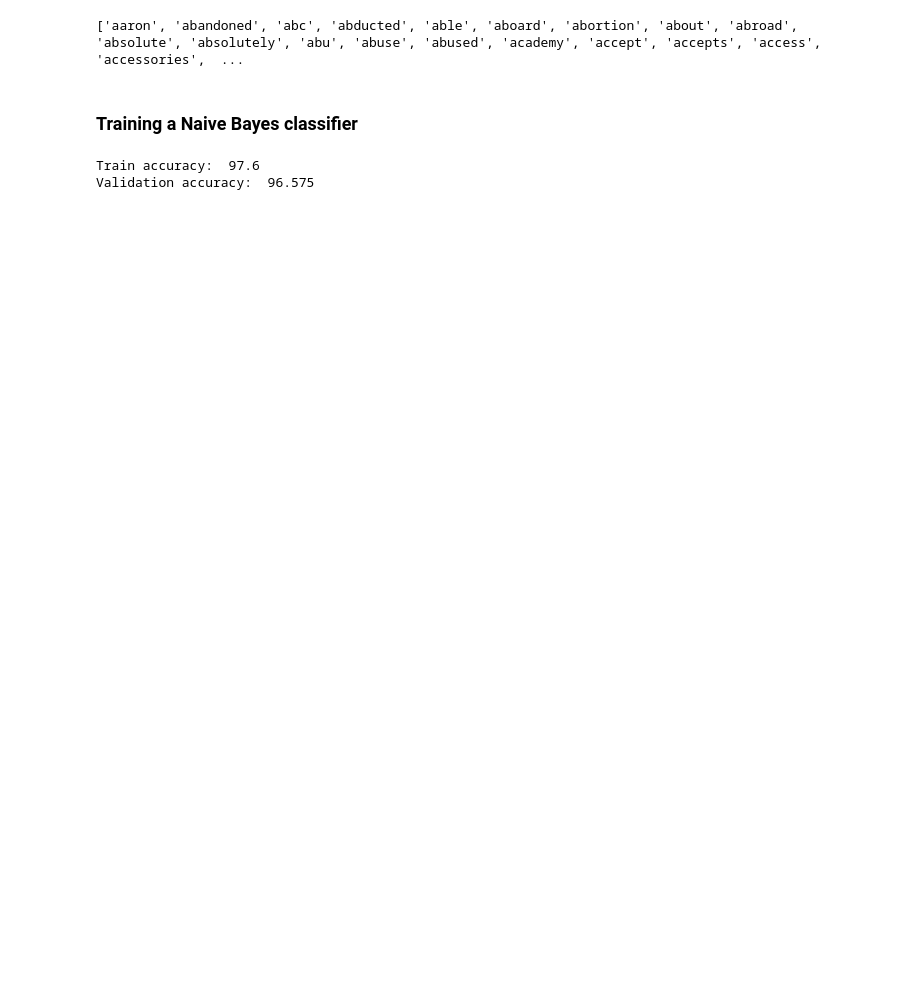
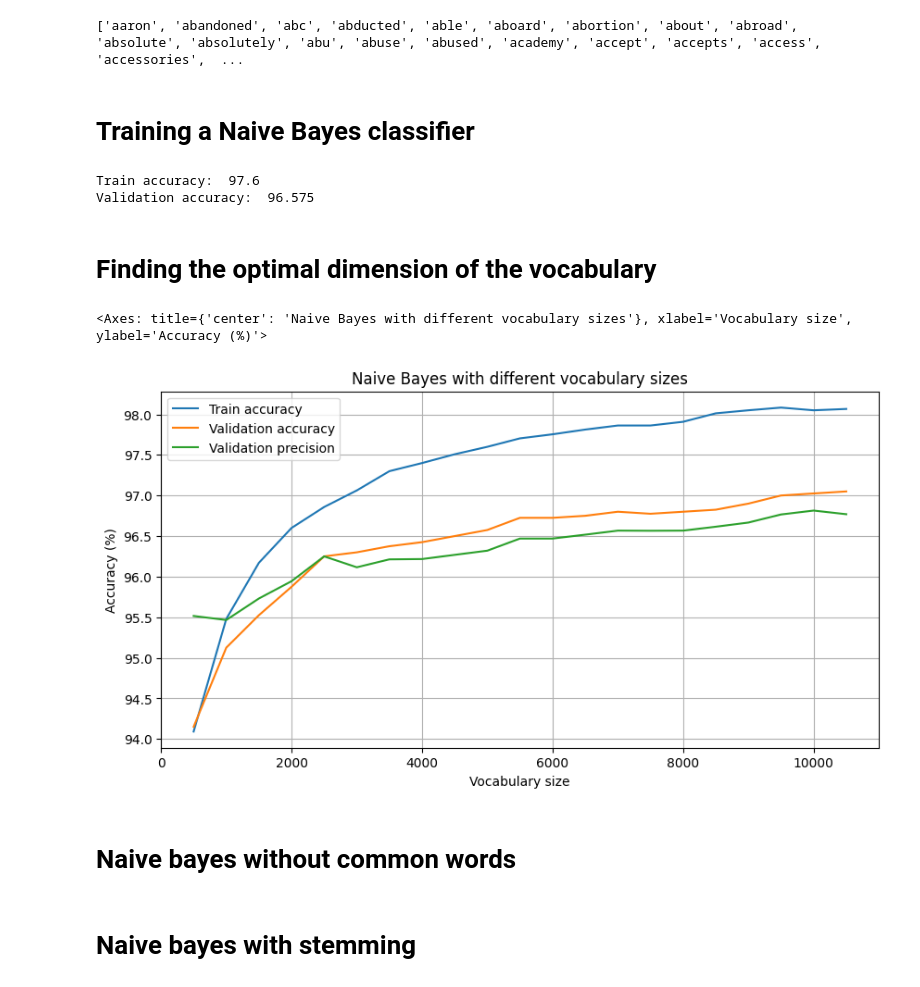
Before and after one commit to DavideLigari/clickbaits-recognition, a Jupyter notebook: code/analysis.ipynb, the cells around one changed output. Saved outputs shown, nothing was run; the diff lists cells and outputs as text; code cells hidden in the pictures; blank space fills up the shorter version.

Commit message:
analysing naive bayes classifier

```diff
--- a/code/analysis.ipynb
+++ b/code/analysis.ipynb
@@ -10,7 +13,7 @@ print(voc)
 # %% [output]
 ['aaron', 'abandoned', 'abc', 'abducted', 'able', 'aboard', 'abortion', 'about', 'abroad', 'absolute', 'absolutely', 'abu', 'abuse', 'abused', 'academy', 'accept', 'accepts', 'access', 'accessories',  ...
 # %% [markdown]
-### Training a Naive Bayes classifier
+# Training a Naive Bayes classifier
 # %%
 import pvml
 
@@ -27,3 +30,5 @@ print('Validation accuracy: ',accuracy_validation*100)
 # %% [output]
 Train accuracy:  97.6
 Validation accuracy:  96.575
+# %% [markdown]
+# Finding the optimal dimension of the vocabulary
@@ -29,0 +72,12 @@ Validation accuracy:  96.575
+# %%
+import pandas as pd
+
+data = pd.read_csv('../data/naive_diff_voc_size.csv')
+data = data.drop(['Unnamed: 0'], axis=1)
+data.plot(kind='line', x='Vocabulary size', y=['Train accuracy', 'Validation accuracy', 'Validation precision'], figsize=(
+    10, 5), grid=True, title='Naive Bayes with different vocabulary sizes',ylabel='Accuracy (%)')
+# %% [output]
+<Axes: title={'center': 'Naive Bayes with different vocabulary sizes'}, xlabel='Vocabulary size', ylabel='Accuracy (%)'>
+[figure, added]
+# %% [markdown]
+# Naive bayes without common words
@@ -29,0 +134,2 @@ Validation accuracy:  96.575
+# %% [markdown]
+# Naive bayes with stemming
```
Also changed, not shown: parts of 8 cells of this notebook, 7 other files.
